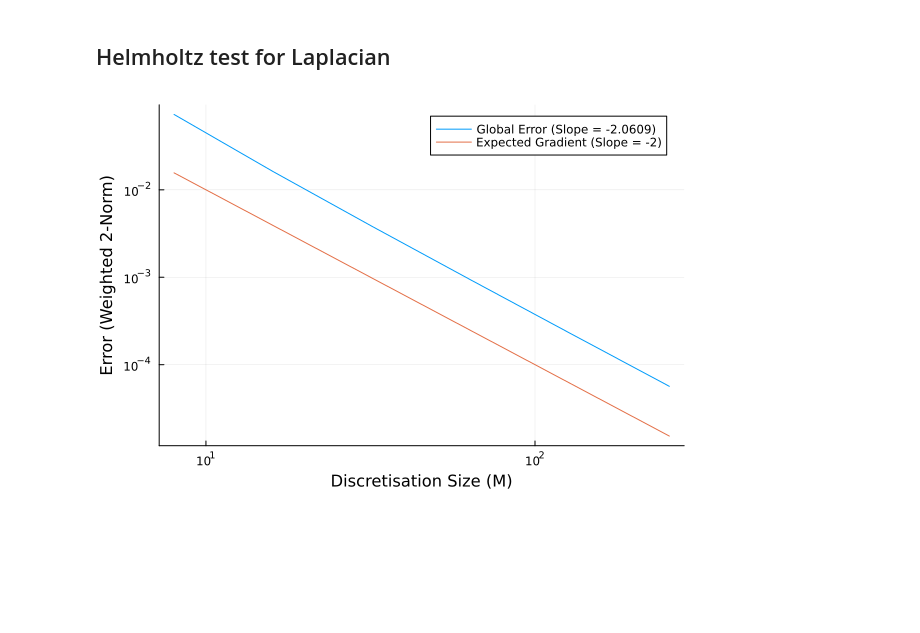
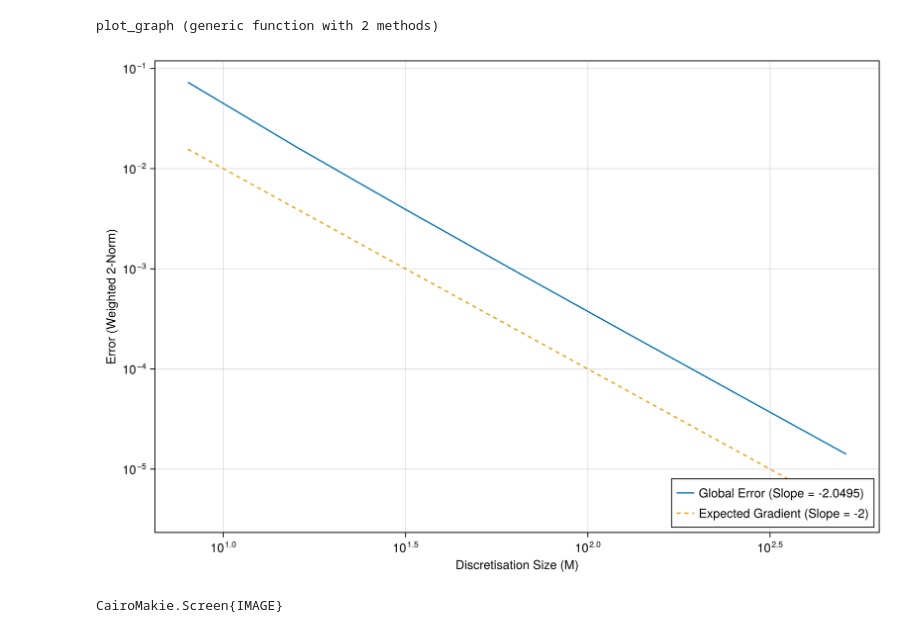
Before and after one commit to JSLeadbetter/julia-ocean-modelling, a Jupyter notebook: notebooks/jupyter/scheme_validation.ipynb, the cells around one changed output. Cells and saved outputs as stored; diff of their text form; code cells hidden in the pictures; blank space fills up the shorter version.

```diff
--- a/notebooks/jupyter/scheme_validation.ipynb
+++ b/notebooks/jupyter/scheme_validation.ipynb
@@ -4,10 +4,32 @@ using Plots
 using CurveFit
-# %% [markdown]
-## Helmholtz test for Laplacian
+# %%
+function plot_graph(M_list::Vector{Int}, errors::Vector{Float64}, expected_gradient::Int, plot_name::String)
+    expected_curve(x) = 1/x^expected_gradient
+    ideal_curve = expected_curve.(M_list)
+
+    # Calculate the slope of log-log values to check for second order convergence.
+    fit = linear_fit(log.(M_list), log.(errors))
+    slope = round(fit[2]; digits=4)
+
+    fig = Figure(size = (900, 600), figure_padding = 10)
+    ax = Axis(fig[1, 1], xscale=log10, yscale=log10, xlabel="Discretisation Size (M)", ylabel="Error (Weighted 2-Norm)")
+
+    lines!(ax, M_list, errors, label="Global Error (Slope = $slope)")
+    lines!(ax, M_list, ideal_curve, linestyle=:dash, label="Expected Gradient (Slope = -2)")
+
+    axislegend(position = :rb)
+
+    display(fig)
+
+    save(plot_name, fig)
+end
+# %% [output]
+plot_graph (generic function with 2 methods)
 # %%
+# Laplacian test.
 include("../../src/schemes/helmholtz.jl")
 
-begin
+function test_helmholtz()
     inflate(f, xs, ys) = [f(x,y) for x in xs, y in ys]
 
     x_0 = 0
@@ -15,43 +37,36 @@ begin
     y_0 = 0
     y_1 = 3
     Lx = x_1 - x_0
     Ly = y_1 - y_0
 
     alpha = -3.0
     u(x, y) = sin(2pi * (x) / Lx) * cos(2pi * (y) / Ly)
 
     # Uxx + Uyy + 3u = f(x, y)
     f(x, y) = -(pi^2)*(u(x,y)*(4/Ly^2 + 4/Lx^2)) + alpha*u(x, y)
 
-    M_list = [8, 16, 32, 64, 128, 256]
-    # M_list = 4:2:64
+    M_list = [8, 16, 32, 64, 128, 256, 512]
     errors = zeros(size(M_list)[1])
 
     for (i, M) in enumerate(M_list)
         P = M
         dx = Lx / M
 
         xs = range(x_0 - dx, x_1, length=M+2)
         ys = range(y_0 - dx, y_1, length=P+2)
         b = inflate(f, xs, ys)
 
         u_num = sp_solve_modified_helmholtz(M, P, dx, b, alpha)
         u_true = inflate(u, xs, ys)
 
         # Weighted 2-norm.
         errors[i] = dx * norm(u_num - u_true)
     end
 
-    expected_curve(x) = 1/x^2
-    ideal_curve = expected_curve.(M_list)
+    plot_graph(M_list, errors, 2, "../../plots/laplacian_validation.png")
+end
 
-    # Calculate the slope of log-log values to check for second order convergence.
-    fit = linear_fit(log.(M_list), log.(errors))
-    slope = round(fit[2]; digits=4)
-
-    p = plot(M_list, errors, label="Global Error (Slope = $slope)", xscale=:log10, yscale=:log10, xlabel="Discretisation Size (M)", ylabel="Error (Weighted 2-Norm)")
-    plot!(M_list, ideal_curve, label="Expected Gradient (Slope = -2)")
-    display(p)
-end
+test_helmholtz()
 # %% [output]
-[figure, old version]
+[figure, new version]
+CairoMakie.Screen{IMAGE}
```
Also changed, not shown: parts of 3 cells of this notebook, 3 other files.
